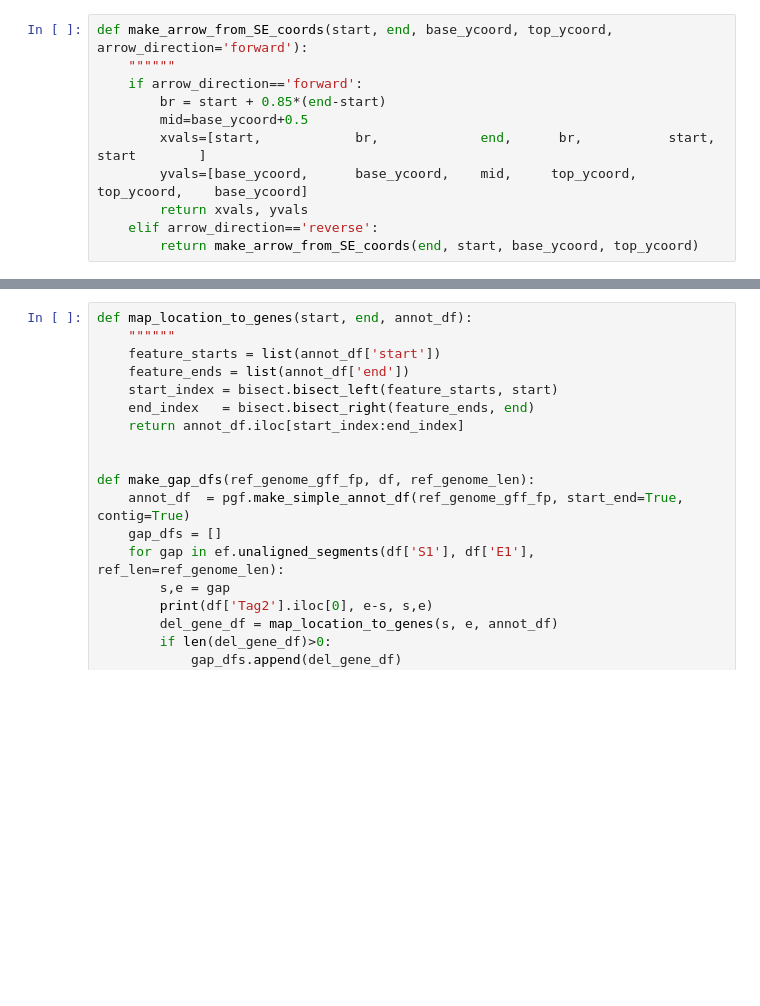
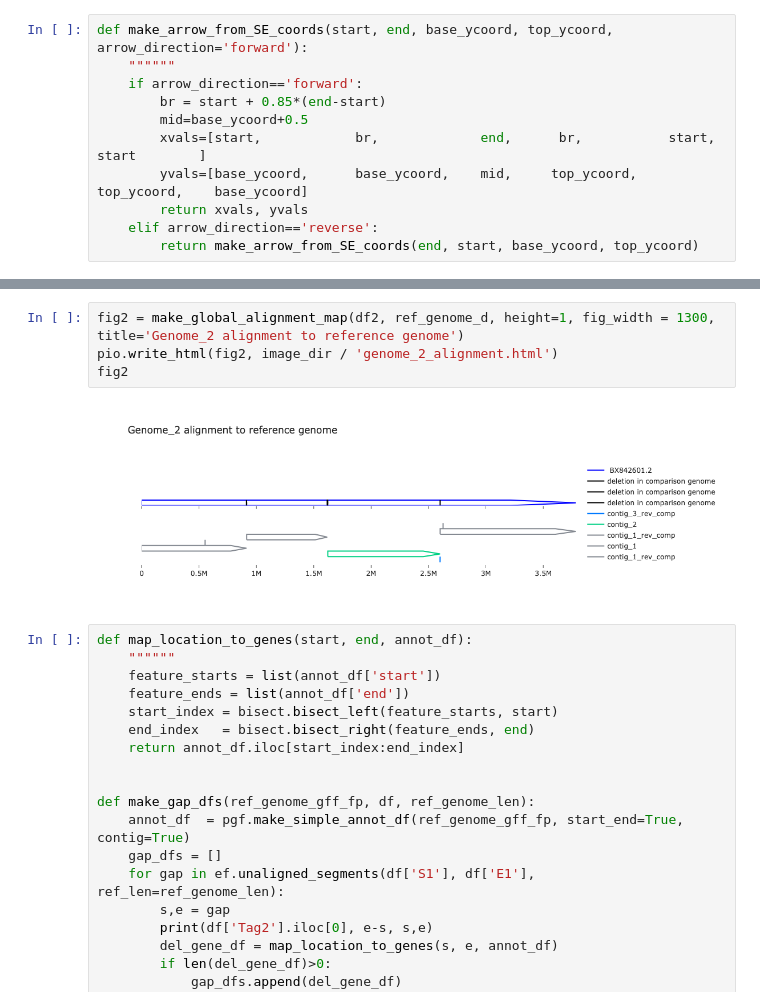
Before and after one commit to JonWinkelman/mummer_genome_comparison, a Jupyter notebook: mummer_comparison.ipynb, the cells around one changed output, grey strips where cells are left out. Saved outputs shown, nothing was run; the diff lists cells and outputs as text; blank space fills up the shorter version.

```diff
--- a/mummer_comparison.ipynb
+++ b/mummer_comparison.ipynb
@@ -223,3 +230,9 @@ fig1
+# %%
+fig2 = make_global_alignment_map(df2, ref_genome_d, height=1, fig_width = 1300, title='Genome_2 alignment to reference genome')
+pio.write_html(fig2, image_dir / 'genome_2_alignment.html')
+fig2
+# %% [output]
+[figure, added]
 # %%
 def map_location_to_genes(start, end, annot_df):
     """"""
```
Also changed, not shown: parts of 10 cells of this notebook, 10 other files.
